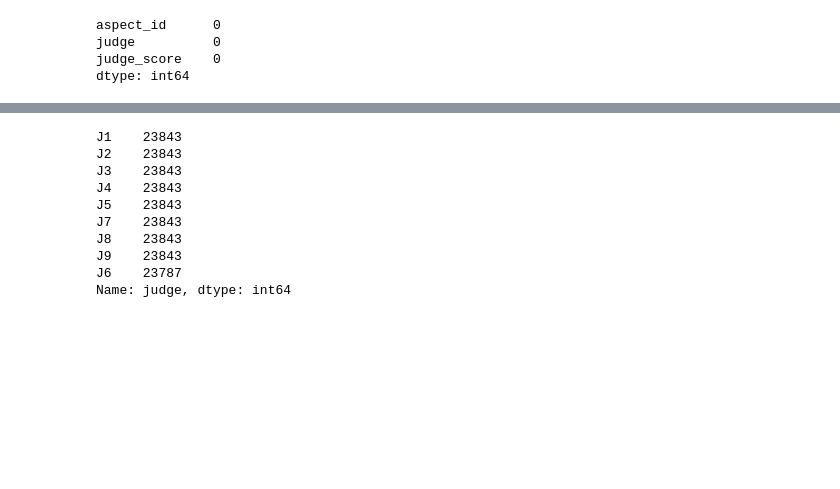
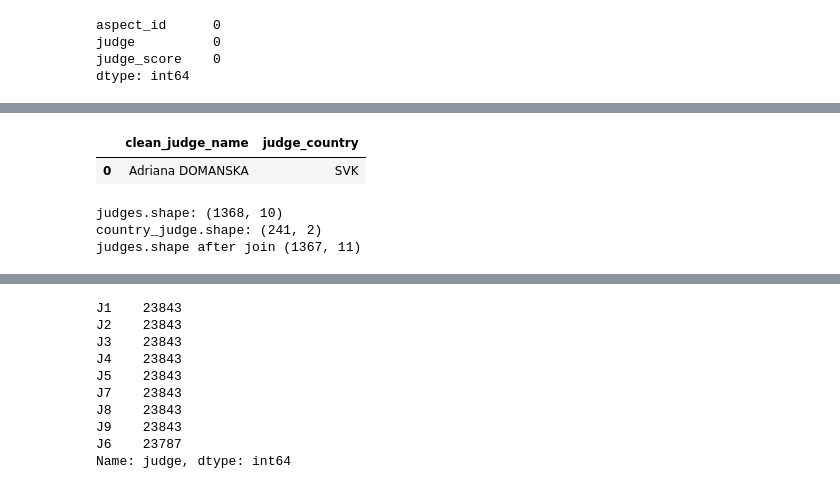
Before and after one commit to valinsogna/data_visualization_project, a Jupyter notebook: Preprocessing.ipynb, the cells around one changed output, grey strips where cells are left out. Cells and saved outputs as stored; diff of their text form; code cells hidden in the pictures; blank space fills up the shorter version.

```diff
--- a/Preprocessing.ipynb
+++ b/Preprocessing.ipynb
@@ -126,3 +123,21 @@ judges.head(1)
 # %% [output]
 |  | judge_name | assigned_country | role | segment_category | pdf_name | program | competition | ... |
 | 0 | Ms. Chihee RHEE | KOR | Judge No.1 | Free Dance|Ice Dance | 4f3031488c_data0405.pdf | ICE DANCE FREE DANCE | Grand Prix Final 2017 Senior and ... | ... |
+# %%
+country_judge.head(1)
+# %% [output]
+|  | clean_judge_name | judge_country |
+| 0 | Adriana DOMANSKA | SVK |
+# %%
+# faccio la join tra le tabelle judges e country_judge per ottenere la nazionalità dei giudici
+print("judges.shape:",judges.shape)
+print("country_judge.shape:",country_judge.shape)
+judges = judges.merge(country_judge,
+                      how='inner',
+                      on='clean_judge_name'
+                      )
+print("judges.shape after join",judges.shape)
+# %% [output]
+judges.shape: (1368, 10)
+country_judge.shape: (241, 2)
+judges.shape after join (1367, 11)
```
Also changed, not shown: parts of 8 cells of this notebook, 2 other files.
